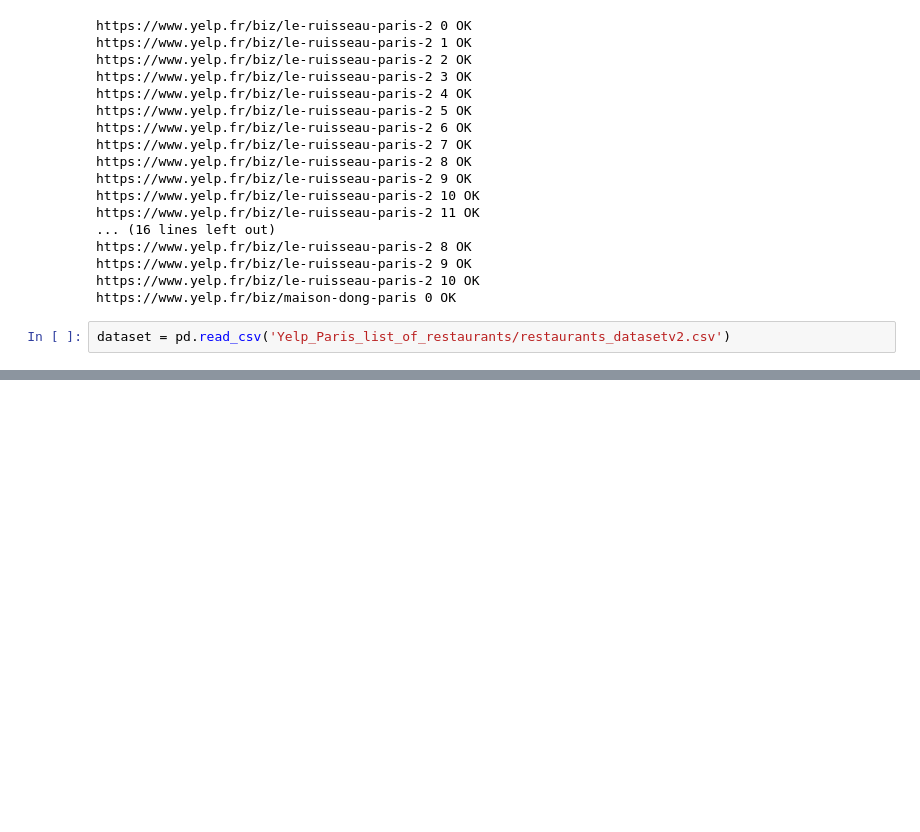
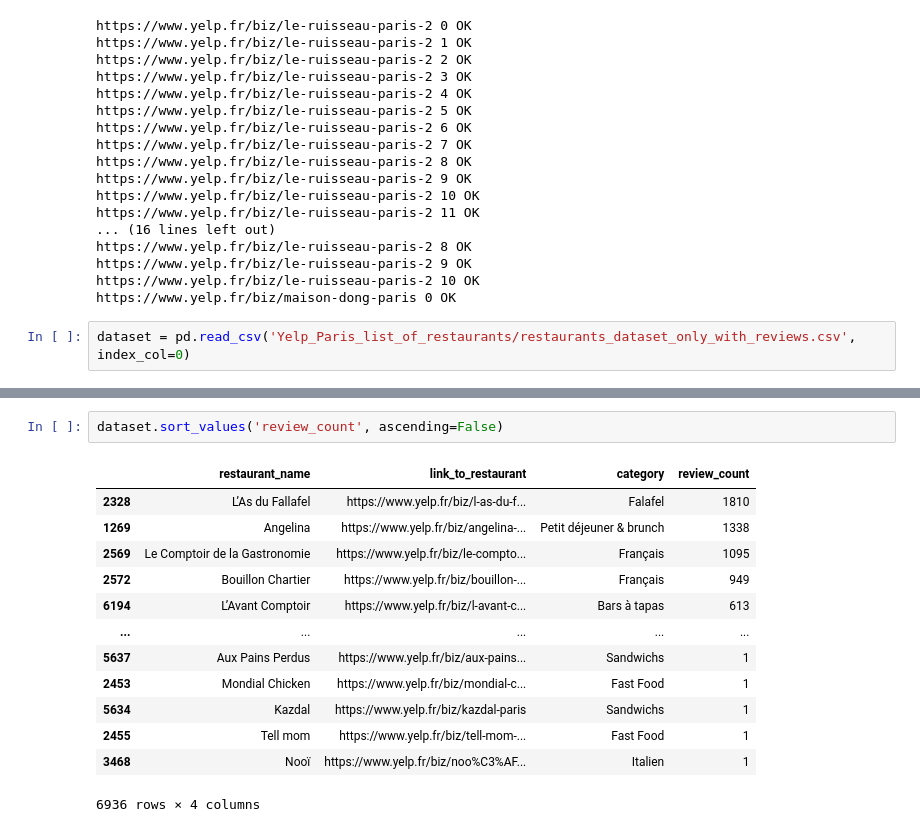
Before and after one commit to AnisZakari/Fake_review_detection, a Jupyter notebook: Scraping/Yelp_Paris_Scraping_reviews/scraping_comments.ipynb, the cells around one changed output, grey strips where cells are left out. Cells and saved outputs as stored; diff of their text form; blank space fills up the shorter version.

```diff
--- a/Scraping/Yelp_Paris_Scraping_reviews/scraping_comments.ipynb
+++ b/Scraping/Yelp_Paris_Scraping_reviews/scraping_comments.ipynb
@@ -138,4 +144,4 @@ https://www.yelp.fr/biz/le-ruisseau-paris-2 9 OK
 https://www.yelp.fr/biz/le-ruisseau-paris-2 10 OK
 https://www.yelp.fr/biz/maison-dong-paris 0 OK
 # %%
-dataset = pd.read_csv('Yelp_Paris_list_of_restaurants/restaurants_datasetv2.csv')
+dataset = pd.read_csv('Yelp_Paris_list_of_restaurants/restaurants_dataset_only_with_reviews.csv', index_col=0)
@@ -240,0 +205,16 @@ len(left_to_scrap)
+# %%
+dataset.sort_values('review_count', ascending=False)
+# %% [output]
+|  | restaurant_name | link_to_restaurant | category | review_count |
+| 2328 | L’As du Fallafel | https://www.yelp.fr/biz/l-as-du-f... | Falafel | 1810 |
+| 1269 | Angelina | https://www.yelp.fr/biz/angelina-... | Petit déjeuner & brunch | 1338 |
+| 2569 | Le Comptoir de la Gastronomie | https://www.yelp.fr/biz/le-compto... | Français | 1095 |
+| 2572 | Bouillon Chartier | https://www.yelp.fr/biz/bouillon-... | Français | 949 |
+| 6194 | L’Avant Comptoir | https://www.yelp.fr/biz/l-avant-c... | Bars à tapas | 613 |
+| ... | ... | ... | ... | ... |
+| 5637 | Aux Pains Perdus | https://www.yelp.fr/biz/aux-pains... | Sandwichs | 1 |
+| 2453 | Mondial Chicken | https://www.yelp.fr/biz/mondial-c... | Fast Food | 1 |
+| 5634 | Kazdal | https://www.yelp.fr/biz/kazdal-paris | Sandwichs | 1 |
+| 2455 | Tell mom | https://www.yelp.fr/biz/tell-mom-... | Fast Food | 1 |
+| 3468 | Nooï | https://www.yelp.fr/biz/noo%C3%AF... | Italien | 1 |
+6936 rows × 4 columns
```
Also changed, not shown: parts of 19 cells of this notebook, 9 other files.
